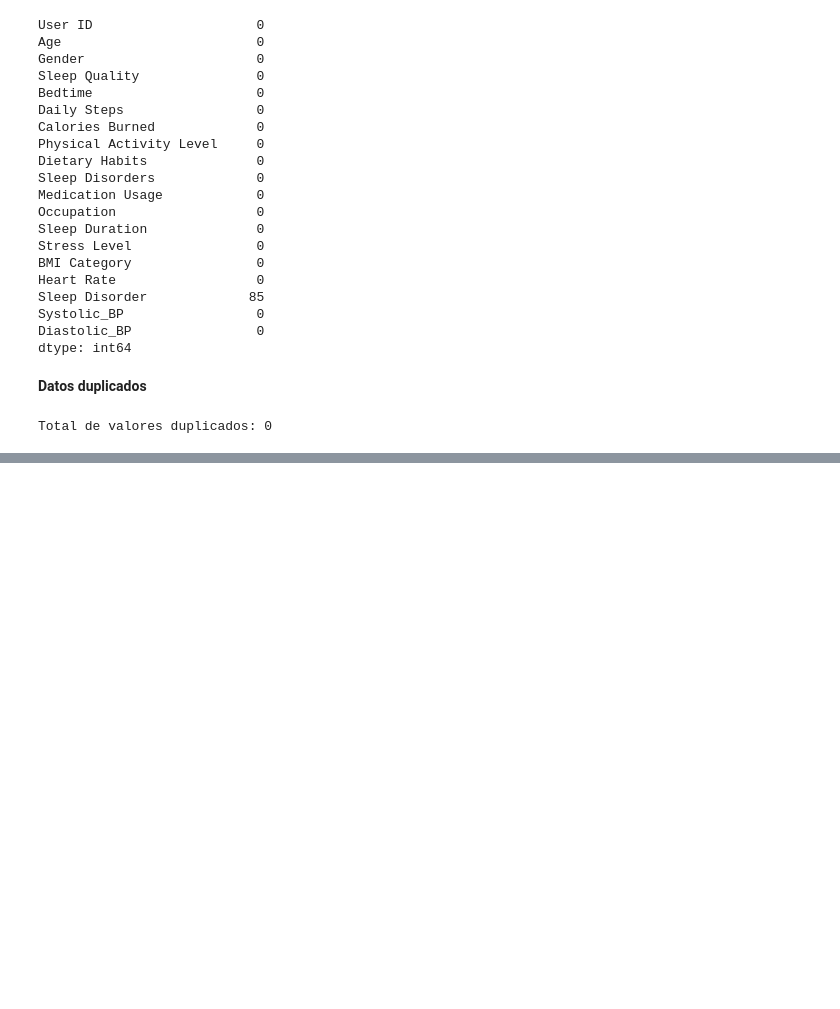
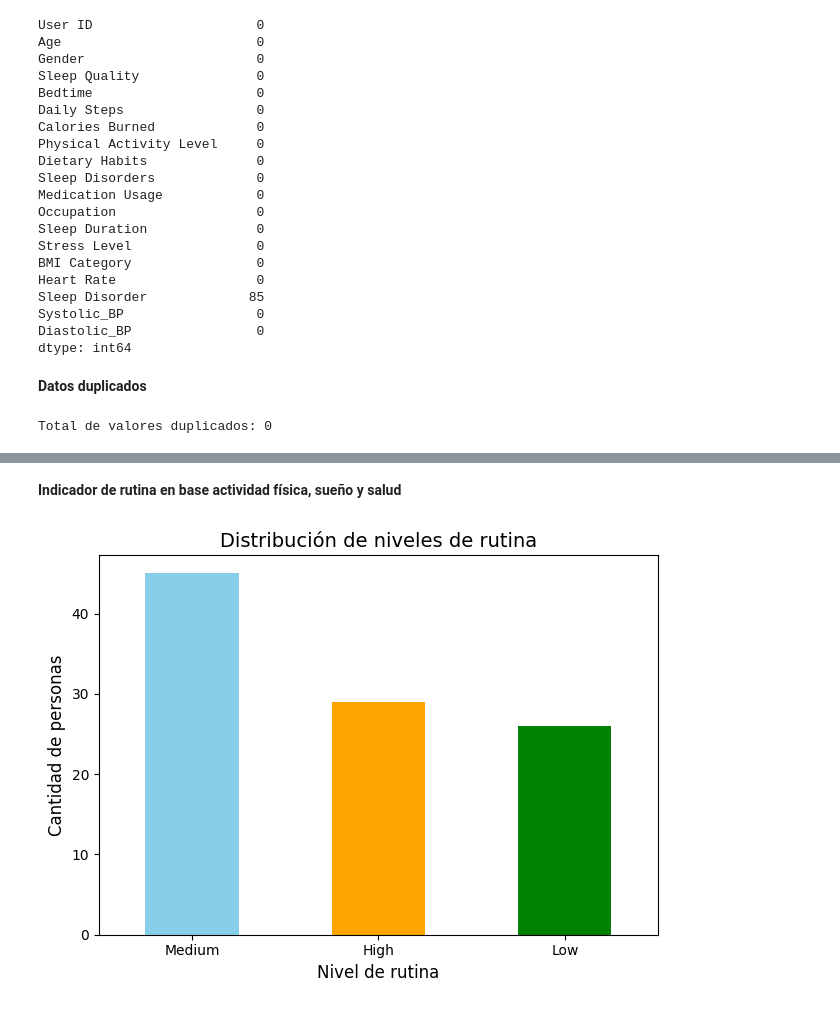
Before and after one commit to gaboUTN34/sic-ecuador-2025-proyectos, a Jupyter notebook: EC03/ANÁLISIS Y VISUALIZACIÓN DE PATRONES DE SUEÑO/src/analysis.ipynb, the cells around one changed output, grey strips where cells are left out. Cells and saved outputs as stored; diff of their text form; code cells hidden in the pictures; blank space fills up the shorter version.

Commit message:
src: función para calcular el nivel de la rutina de cada usuario

```diff
--- a/EC03/ANÁLISIS Y VISUALIZACIÓN DE PATRONES DE SUEÑO/src/analysis.ipynb
+++ b/EC03/ANÁLISIS Y VISUALIZACIÓN DE PATRONES DE SUEÑO/src/analysis.ipynb
@@ -153,0 +179,2 @@ plt.show()
+# %% [markdown]
+**Indicador de rutina en base actividad física, sueño y salud**
@@ -153,0 +334,12 @@ plt.show()
+# %%
+df['Routine Level'] = df.apply(calculateRoutineLevel, axis=1)
+# %%
+df['Routine Level'].value_counts().plot(kind="bar", color=['skyblue', 'orange', 'green'])
+plt.title("Distribución de niveles de rutina", fontsize=14)
+plt.xlabel("Nivel de rutina", fontsize=12)
+plt.ylabel("Cantidad de personas", fontsize=12)
+plt.xticks(rotation=0)
+plt.tight_layout()
+plt.show()
+# %% [output]
+[figure, added]
```
Also changed, not shown: parts of 9 cells of this notebook.
